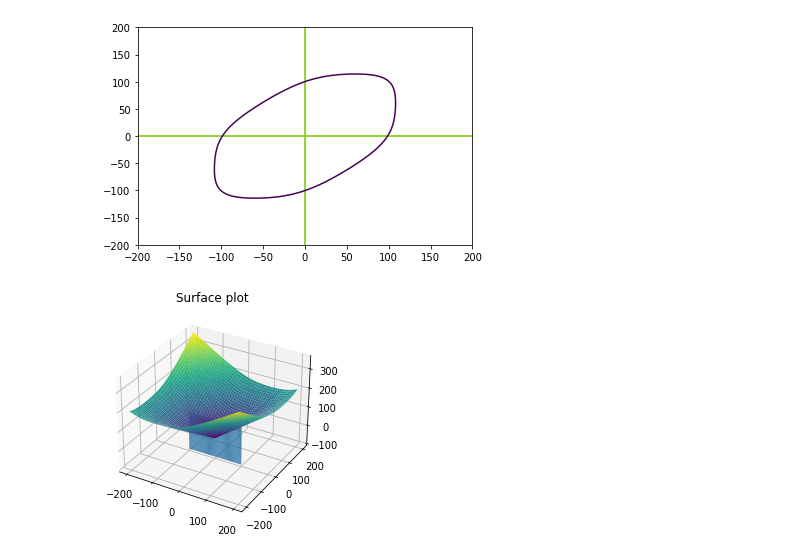
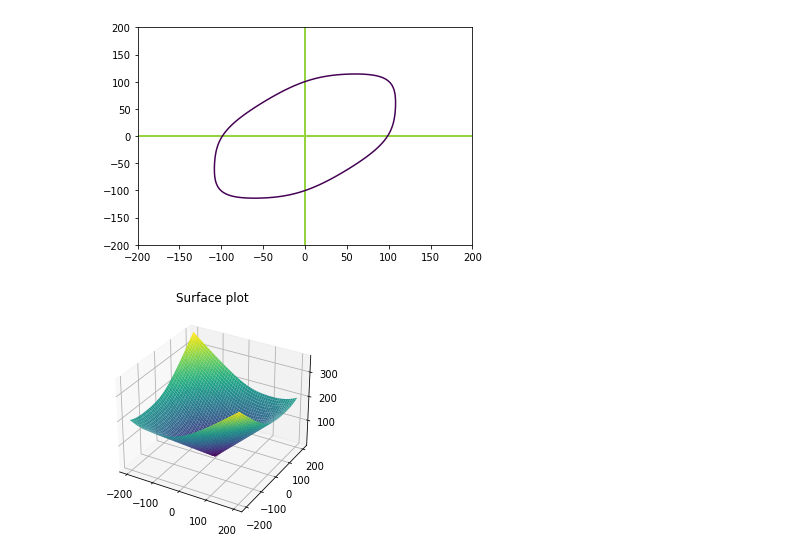
Before and after one commit to algomaster99/meta-btp, a Jupyter notebook: YLD2000.ipynb, the cells around one changed output. Drawn from its saved outputs; the diff is of its cells as text; code cells hidden in the pictures.

```diff
--- a/YLD2000.ipynb
+++ b/YLD2000.ipynb
@@ -48,15 +48,8 @@ plt.contour(sx,sy,sigma_eff-ys,levels=[1])
 # %%
 fig = plt.figure()
 ax = plt.axes(projection='3d')
-
-x = z = np.linspace(-100,100,100)
-X, Z = np.meshgrid(x, z)
-ys = np.array(np.ones(10000))
-Y = ys.reshape(X.shape)
-
-ax.plot_surface(X, Y, Z)
 ax.plot_surface(sx, sy, sigma_eff,cmap='viridis', edgecolor='none')
 ax.set_title('Surface plot')
 plt.show()
 # %% [output]
-[figure, old version]
+[figure, new version]
```
Also changed, not shown: parts of 1 cell of this notebook.
